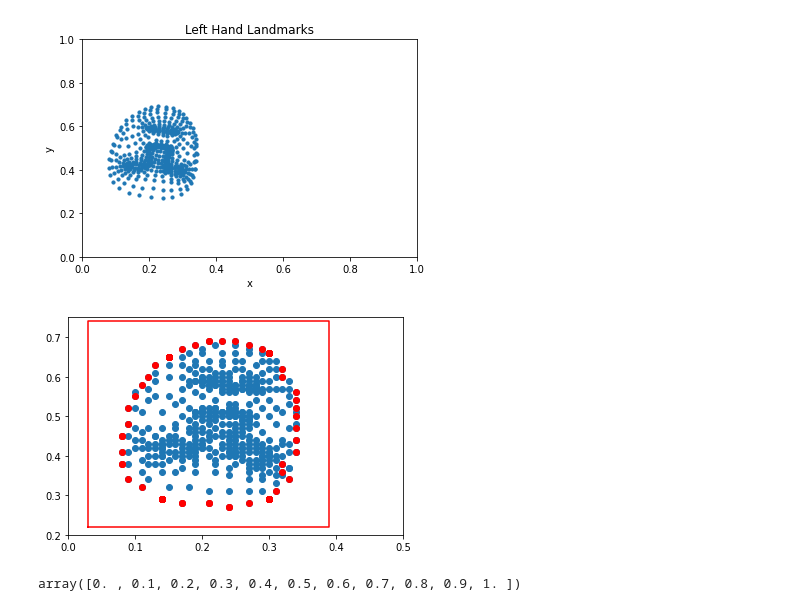
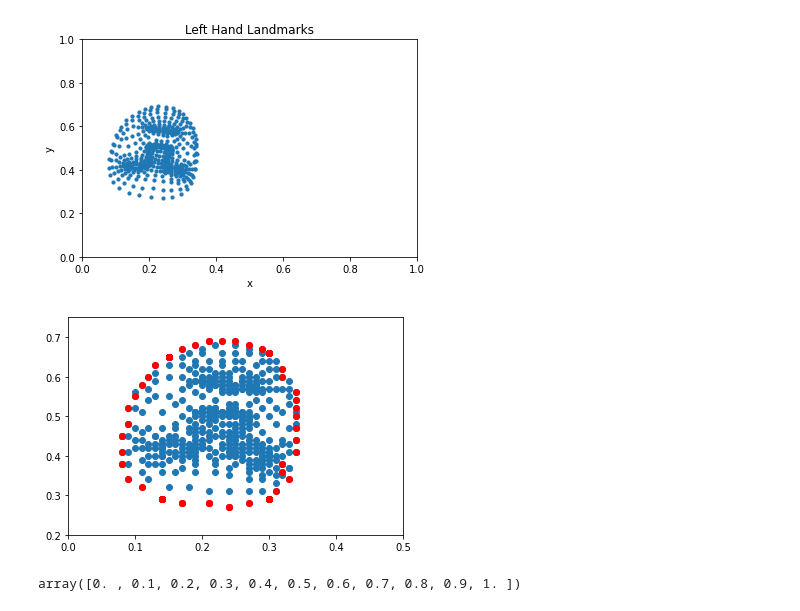
Before and after one commit to M-Enderle/Sign-language, a Jupyter notebook: augmentation.ipynb, the cells around one changed output. Drawn from its saved outputs; the diff is of its cells as text; code cells hidden in the pictures.

```diff
--- a/augmentation.ipynb
+++ b/augmentation.ipynb
@@ -99,54 +99,34 @@ plot(face[:,0], face[:,1])
 # %%
 x_min = np.min(face[:,0]) - 0.05
 x_max = np.max(face[:,0]) + 0.05
 y_min = np.min(face[:,1]) - 0.05
 y_max = np.max(face[:,1]) + 0.05
 
 import matplotlib.pyplot as plt
 
 # plot a rectangle around the face
-plt.plot([x_min, x_min, x_max, x_max, x_min], [y_min, y_max, y_max, y_min, y_min], 'r')
 plt.plot(face[:,0], face[:,1], 'o')
 
-for y in np.linspace(y_min,y_max,20):
-    x = x_min
-    # get the closest point to (x, y)
-    idx = np.argmin(np.abs(face[:,0] - x) + np.abs(face[:,1] - y))
-    # plot a line from (x, y) to the closest point
-    # plt.plot([x, face[idx,0]], [y, face[idx,1]], 'b')
-    # make a red dot at the closest point
-    plt.plot(face[idx,0], face[idx,1], 'ro')
+closest_points = []
 
 for y in np.linspace(y_min,y_max,20):
-    x = x_max
-    # get the closest point to (x, y)
-    idx = np.argmin(np.abs(face[:,0] - x) + np.abs(face[:,1] - y))
-    # plot a line from (x, y) to the closest point
-    # plt.plot([x, face[idx,0]], [y, face[idx,1]], 'b')
+    idx = np.argmin(np.abs(face[:,0] - x_min) + np.abs(face[:,1] - y))
+    plt.plot(face[idx,0], face[idx,1], 'ro')
+    idx = np.argmin(np.abs(face[:,0] - x_max) + np.abs(face[:,1] - y))
     plt.plot(face[idx,0], face[idx,1], 'ro')
 
 for x in np.linspace(x_min,x_max,20):
-    y = y_max
-    # get the closest point to (x, y)
-    idx = np.argmin(np.abs(face[:,0] - x) + np.abs(face[:,1] - y))
-    # plot a line from (x, y) to the closest point
-    # plt.plot([x, face[idx,0]], [y, face[idx,1]], 'b')
+    idx = np.argmin(np.abs(face[:,0] - x) + np.abs(face[:,1] - y_max))
     plt.plot(face[idx,0], face[idx,1], 'ro')
-
-for x in np.linspace(x_min,x_max,20):
-    y = y_min
-    # get the closest point to (x, y)
-    idx = np.argmin(np.abs(face[:,0] - x) + np.abs(face[:,1] - y))
-    # plot a line from (x, y) to the closest point
-    # plt.plot([x, face[idx,0]], [y, face[idx,1]], 'b')
+    idx = np.argmin(np.abs(face[:,0] - x) + np.abs(face[:,1] - y_min))
     plt.plot(face[idx,0], face[idx,1], 'ro')
 
 
 plt.xlim(0, 0.5)
 plt.ylim(0.2, 0.75)
 plt.show()
 # %% [output]
-[figure, old version]
+[figure, new version]
 # %%
 np.linspace(0,1,11)
 # %% [output]
```
